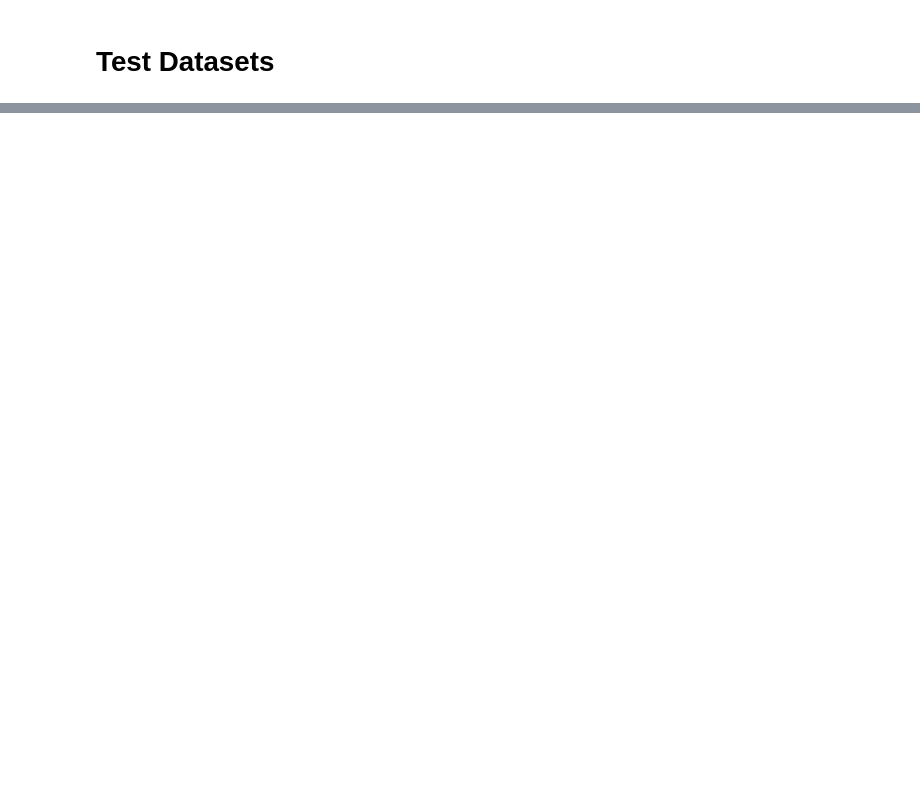
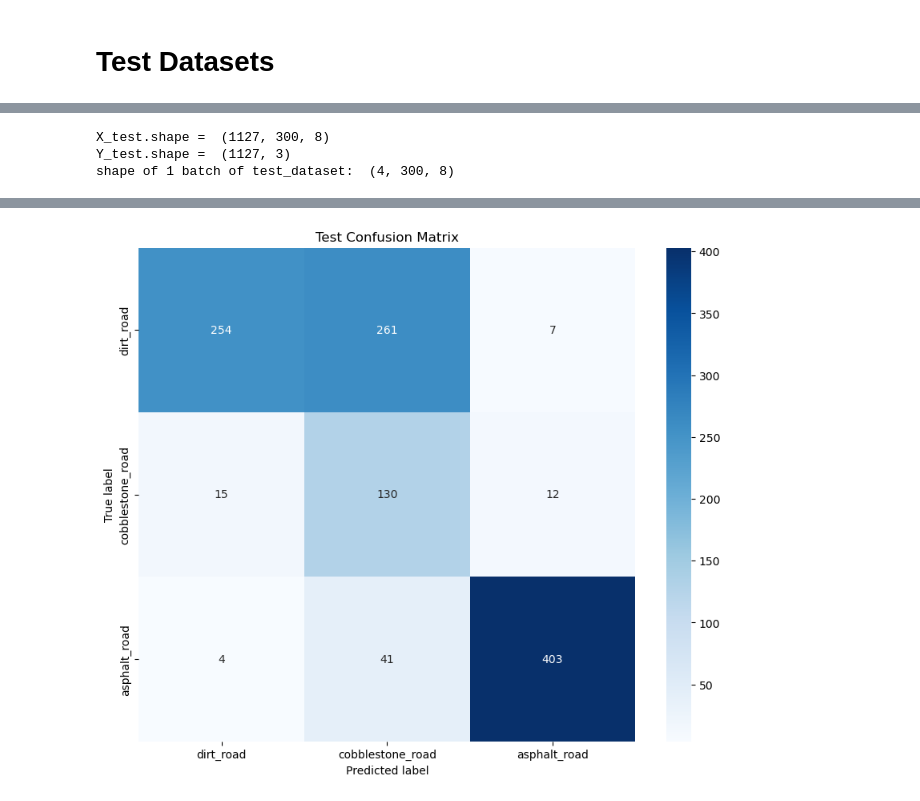
Before and after one commit to mx956/EECE568_ML_PVS_Project, a Jupyter notebook: Road_Surface_Type_Classification/road_classification_Matt.ipynb, the cells around one changed output, grey strips where cells are left out. Drawn from its saved outputs; the diff is of its cells as text; code cells hidden in the pictures; blank space fills up the shorter version.

```diff
--- a/Road_Surface_Type_Classification/road_classification_Matt.ipynb
+++ b/Road_Surface_Type_Classification/road_classification_Matt.ipynb
@@ -823,0 +812,39 @@ shape of 1 batch of test_dataset:  (4, 300, 8)
+# %%
+# Stack frame data on sensor data
+X_test_frames = X_test_frames.reshape((X_test_frames.shape[0], X_test_frames.shape[1],1))
+X_test = np.concatenate((X_test_frames, X_test_sensor), axis=-1)
+print("X_test.shape = ", X_test.shape)
+print("Y_test.shape = ", Y_test.shape)
+
+# Creating tf datasets, no shuffleing required for test set
+with tf.device('/cpu:0'):
+  test_dataset = tf.data.Dataset.from_tensor_slices((X_test, Y_test))
+  test_dataset = test_dataset.batch(batch_size)
+for x, y in test_dataset.take(1):
+    print("shape of 1 batch of test_dataset: ", x.shape)
+# %% [output]
+X_test.shape =  (1127, 300, 8)
+Y_test.shape =  (1127, 3)
+shape of 1 batch of test_dataset:  (4, 300, 8)
+# %%
+true_labels = np.concatenate([y for x, y in test_dataset], axis=0)
+true_labels = np.argmax(true_labels, axis=1)
+predictions = model.predict(test_dataset)
+predicted_labels = np.argmax(predictions['label'], axis=1)  # convert probabilities to class labels
+print("true_labels.shape = ", true_labels.shape)
+print("predicted_labels.shape = ", predicted_labels.shape)
+print("predicted_labels[0] = ", predicted_labels[0])
+
+# Compute the confusion matrix
+cm = confusion_matrix(true_labels, predicted_labels)
+
+# Plot the confusion matrix
+plt.figure(figsize=(10, 8))
+sns.heatmap(cm, annot=True, fmt="d", cmap='Blues', xticklabels=data_class_labels, yticklabels=data_class_labels)
+plt.title('Test Confusion Matrix')
+plt.ylabel('True label')
+plt.xlabel('Predicted label')
+
+test_loss, test_accuracy = model.evaluate(test_dataset)
+print(f"Test Loss: {test_loss}, Test Accuracy: {test_accuracy}")
+# %% [output]
@@ -823,0 +857 @@ shape of 1 batch of test_dataset:  (4, 300, 8)
+[figure, added]
```
Also changed, not shown: parts of 15 cells of this notebook.
